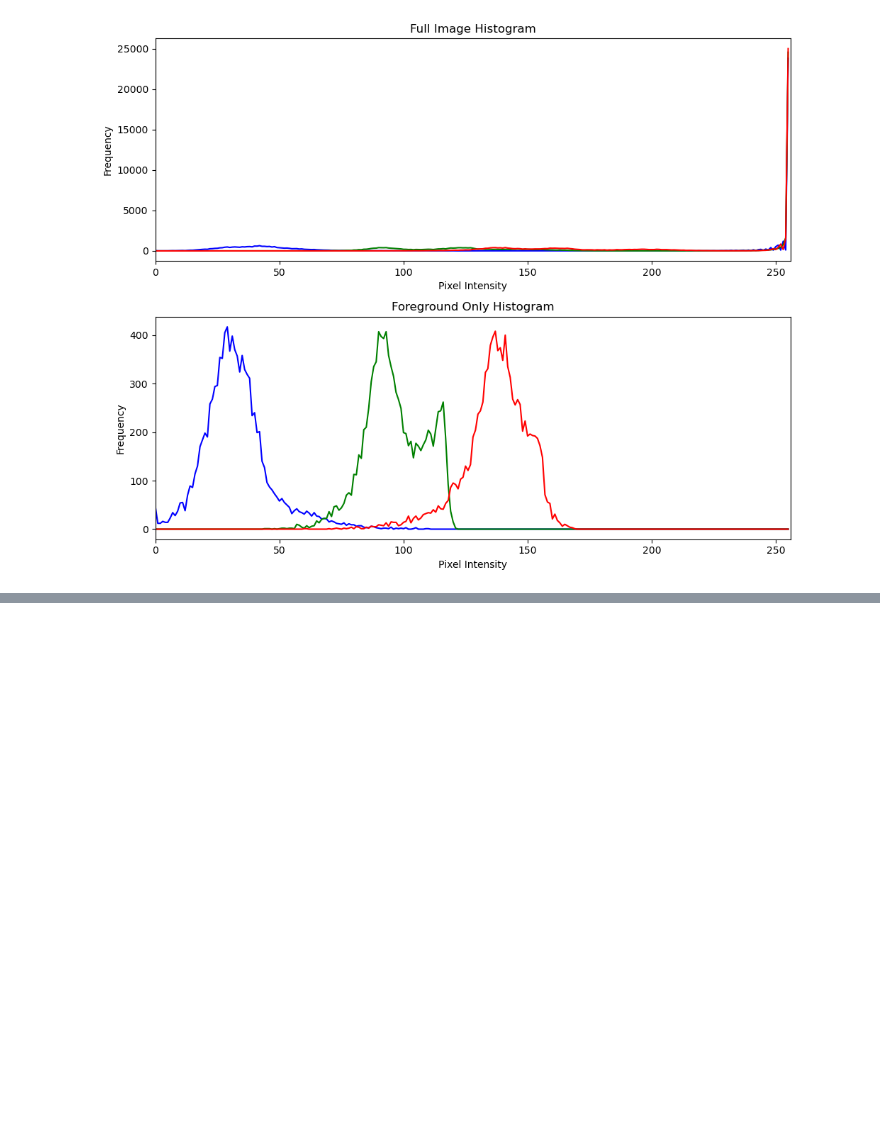
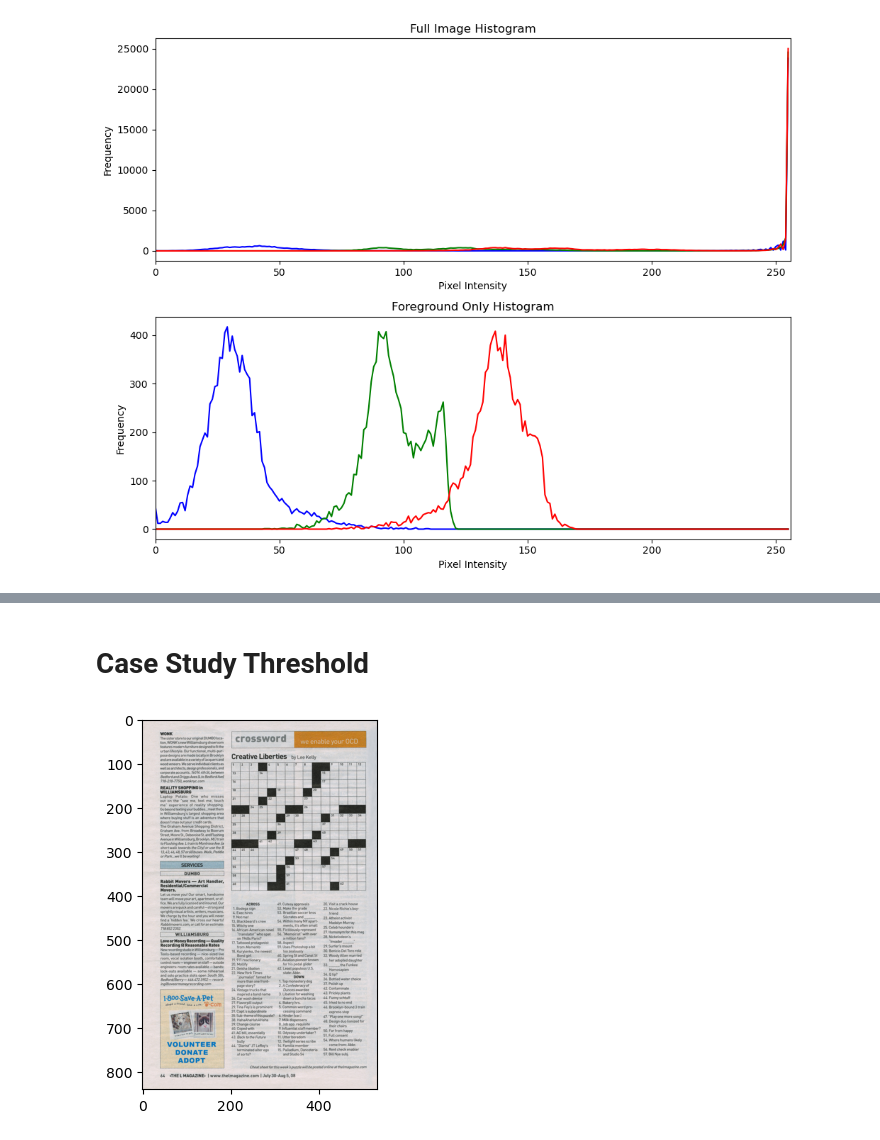
Before and after one commit to FarrelAD/Penglihatan-Komputer, a Jupyter notebook: notebooks/week-9.ipynb, the cells around one changed output, grey strips where cells are left out. Cells and saved outputs as stored; diff of their text form; code cells hidden in the pictures; blank space fills up the shorter version.

```diff
--- a/notebooks/week-9.ipynb
+++ b/notebooks/week-9.ipynb
@@ -181,0 +246,14 @@ plt.show()
+# %% [markdown]
+# Case Study Threshold
+# %%
+img_crossword = cv2.imread('../assets/crossword.jpg')
+
+if img_crossword is None:
+    raise Exception('Image is not found!')
+
+img_crossword_rgb = cv2.cvtColor(img_crossword, cv2.COLOR_BGR2RGB)
+
+plt.imshow(img_crossword_rgb)
+plt.show()
+# %% [output]
+[figure, added]
```
Also changed, not shown: parts of 5 cells of this notebook, 2 other files.
